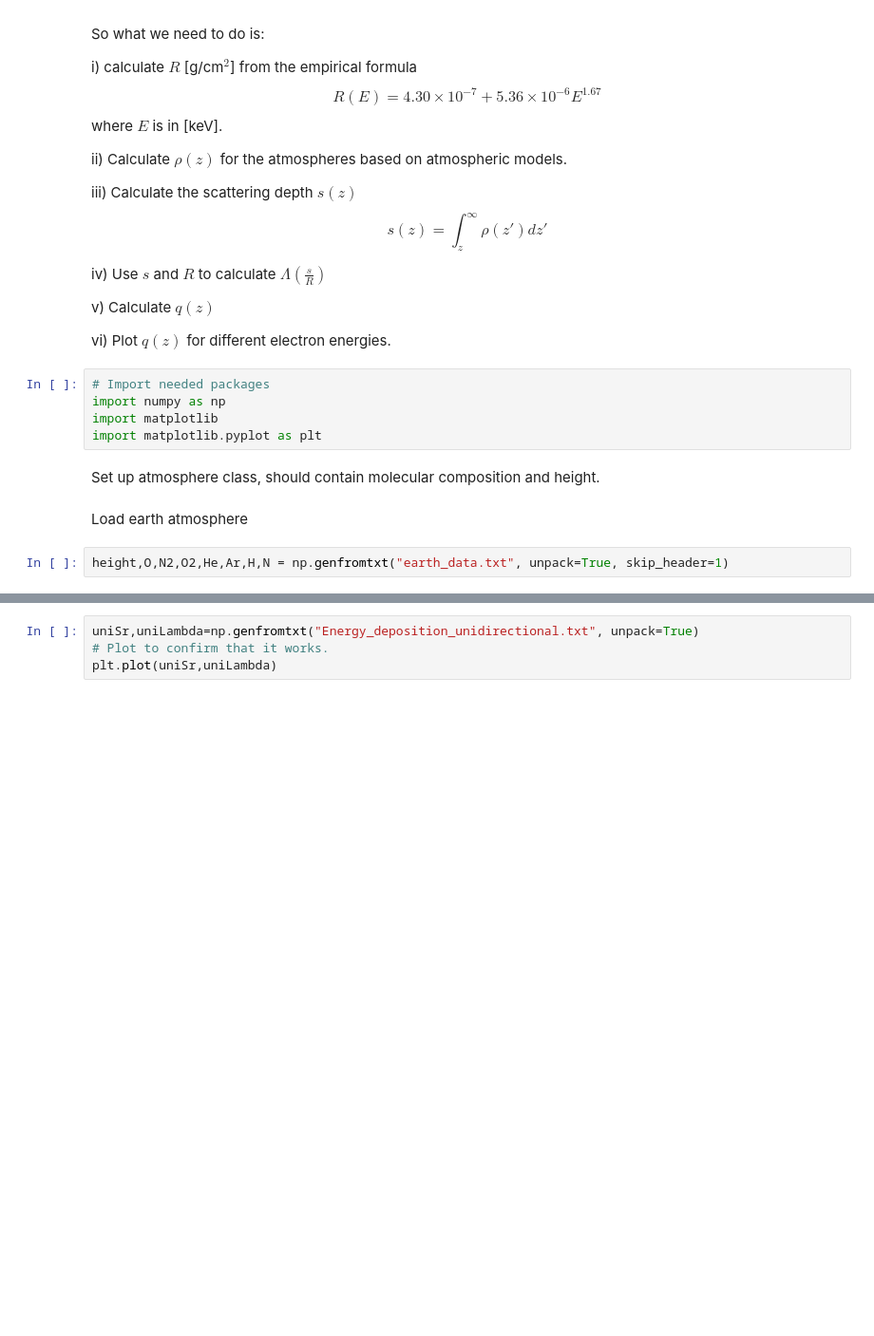
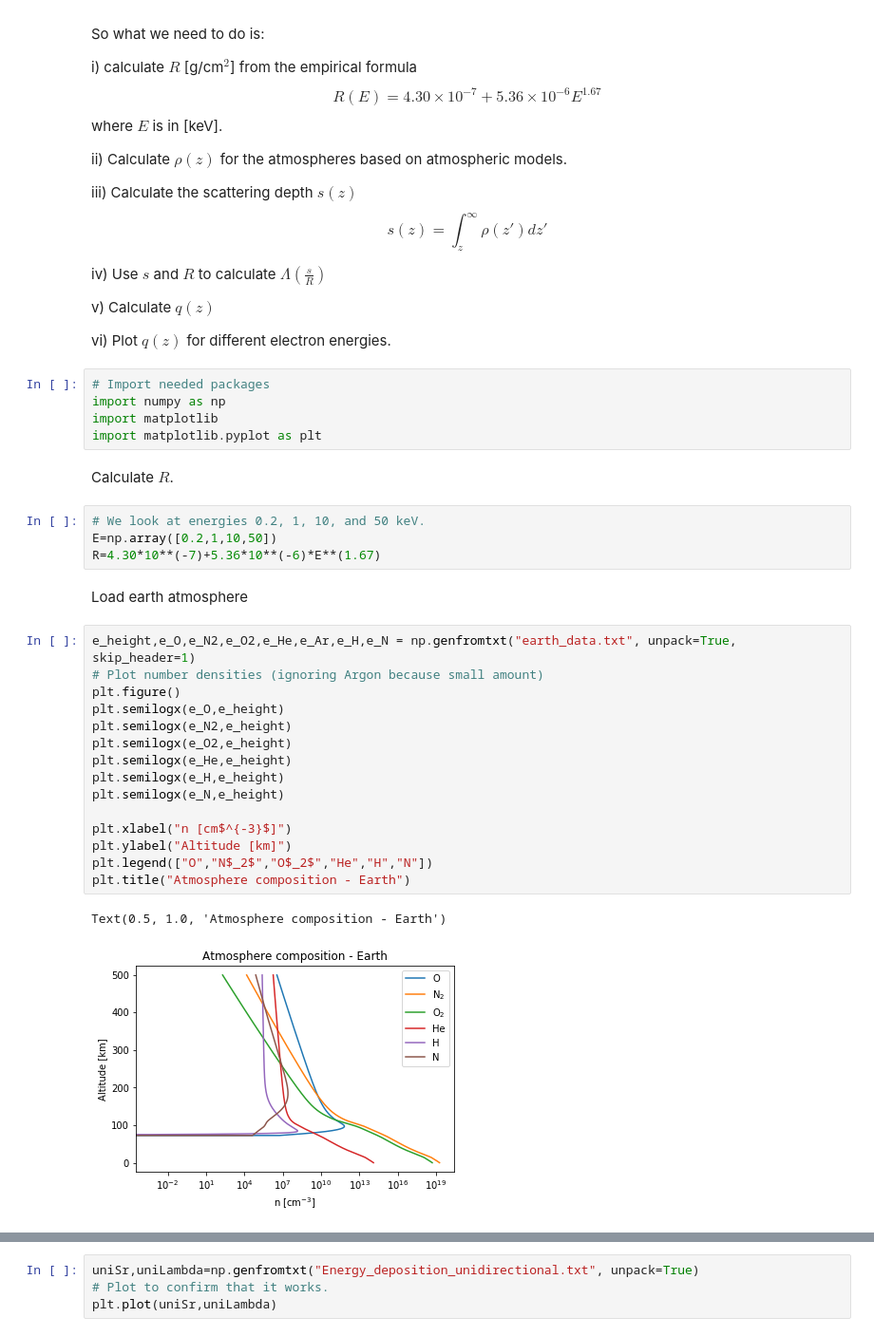
Before and after one commit to konradSteinvall/ASP_project, a Jupyter notebook: project.ipynb, the cells around one changed output, grey strips where cells are left out. Shown at 95% size. Drawn from its saved outputs; the diff is of its cells as text; blank space fills up the shorter version.

```diff
--- a/project.ipynb
+++ b/project.ipynb
@@ -37,11 +37,31 @@ vi) Plot $q(z)$ for different electron energies.
 import numpy as np
 import matplotlib
 import matplotlib.pyplot as plt
-# %% [markdown]
-Set up atmosphere class, should contain molecular composition and height.
+# %% [markdown]
+Calculate $R$.
+# %%
+# We look at energies 0.2, 1, 10, and 50 keV.
+E=np.array([0.2,1,10,50])
+R=4.30*10**(-7)+5.36*10**(-6)*E**(1.67)
 # %% [markdown]
 Load earth atmosphere
-# %%
-height,O,N2,O2,He,Ar,H,N = np.genfromtxt("earth_data.txt", unpack=True, skip_header=1)
+# %%
+e_height,e_O,e_N2,e_O2,e_He,e_Ar,e_H,e_N = np.genfromtxt("earth_data.txt", unpack=True, skip_header=1)
+# Plot number densities (ignoring Argon because small amount)
+plt.figure()
+plt.semilogx(e_O,e_height)
+plt.semilogx(e_N2,e_height)
+plt.semilogx(e_O2,e_height)
+plt.semilogx(e_He,e_height)
+plt.semilogx(e_H,e_height)
+plt.semilogx(e_N,e_height)
+
+plt.xlabel("n [cm$^{-3}$]")
+plt.ylabel("Altitude [km]")
+plt.legend(["O","N$_2$","O$_2$","He","H","N"])
+plt.title("Atmosphere composition - Earth")
+# %% [output]
+Text(0.5, 1.0, 'Atmosphere composition - Earth')
+[figure, added]
 # %% [markdown]
 Generate martian atmosphere.
```
Also changed, not shown: parts of 9 cells of this notebook.
